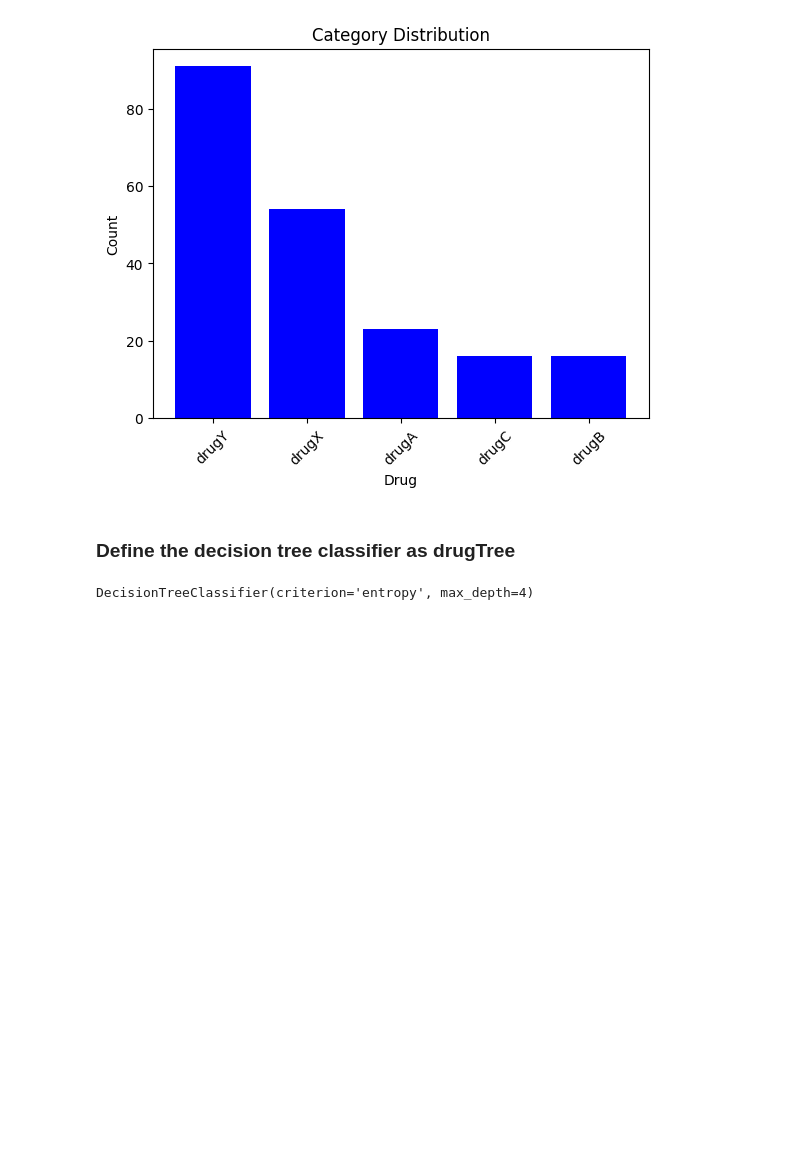
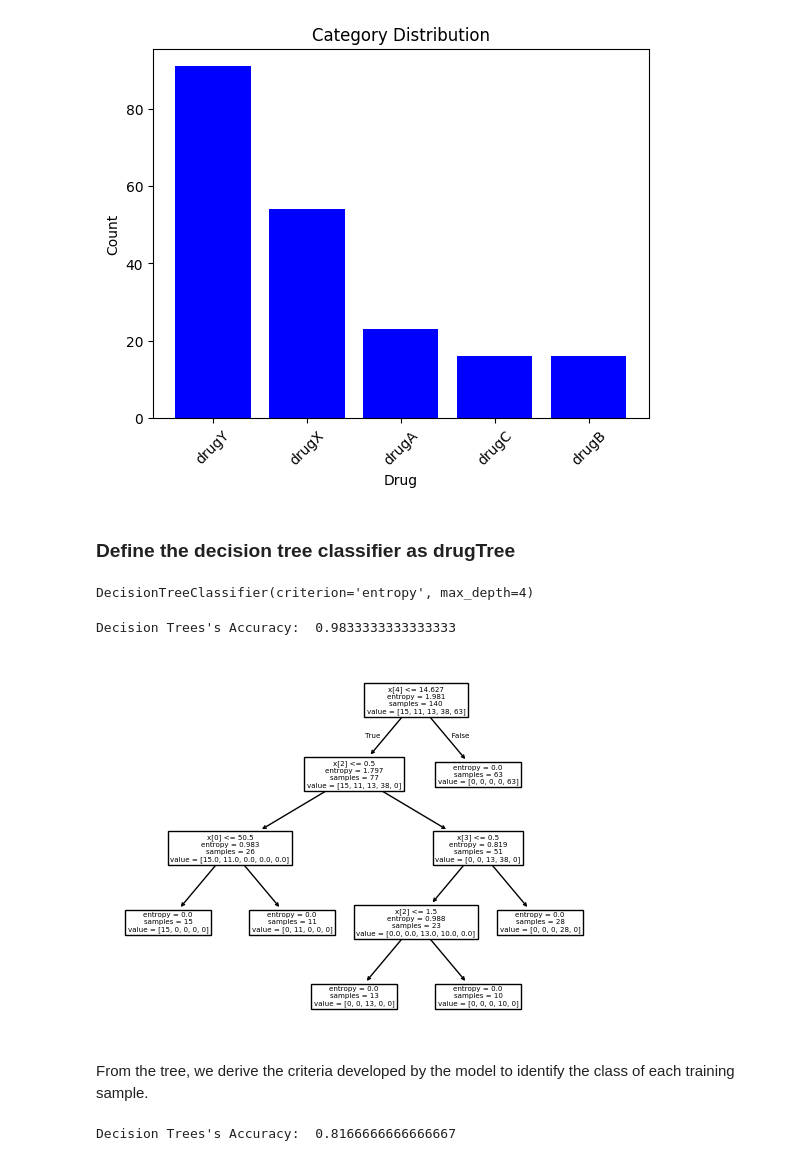
Before and after one commit to Helia-Karisani/decision-trees, a Jupyter notebook: decision-trees.ipynb, the cells around one changed output. Cells and saved outputs as stored; diff of their text form; code cells hidden in the pictures; blank space fills up the shorter version.

Commit message:
final tree

```diff
--- a/decision-trees.ipynb
+++ b/decision-trees.ipynb
@@ -160,3 +162,26 @@ drugTree = DecisionTreeClassifier(criterion="entropy", max_depth = 4)
 drugTree.fit(X_trainset,y_trainset)
 # %% [output]
 DecisionTreeClassifier(criterion='entropy', max_depth=4)
+# %%
+# evaluation
+tree_predictions = drugTree.predict(X_testset)
+# check the accuracy
+print("Decision Trees's Accuracy: ", metrics.accuracy_score(y_testset, tree_predictions))
+# %% [output]
+Decision Trees's Accuracy:  0.9833333333333333
+# %%
+# visualize tree
+plot_tree(drugTree)
+plt.show()
+# %% [output]
+[figure, added]
+# %% [markdown]
+From the tree, we derive the criteria developed by the model to identify the class of each training sample.
+# %%
+# max depth reduced to 3
+drugTree = DecisionTreeClassifier(criterion="entropy", max_depth = 3)
+drugTree.fit(X_trainset,y_trainset)
+tree_predictions = drugTree.predict(X_testset)
+print("Decision Trees's Accuracy: ", metrics.accuracy_score(y_testset, tree_predictions))
+# %% [output]
+Decision Trees's Accuracy:  0.8166666666666667
```
Also changed, not shown: parts of 1 cell of this notebook.
